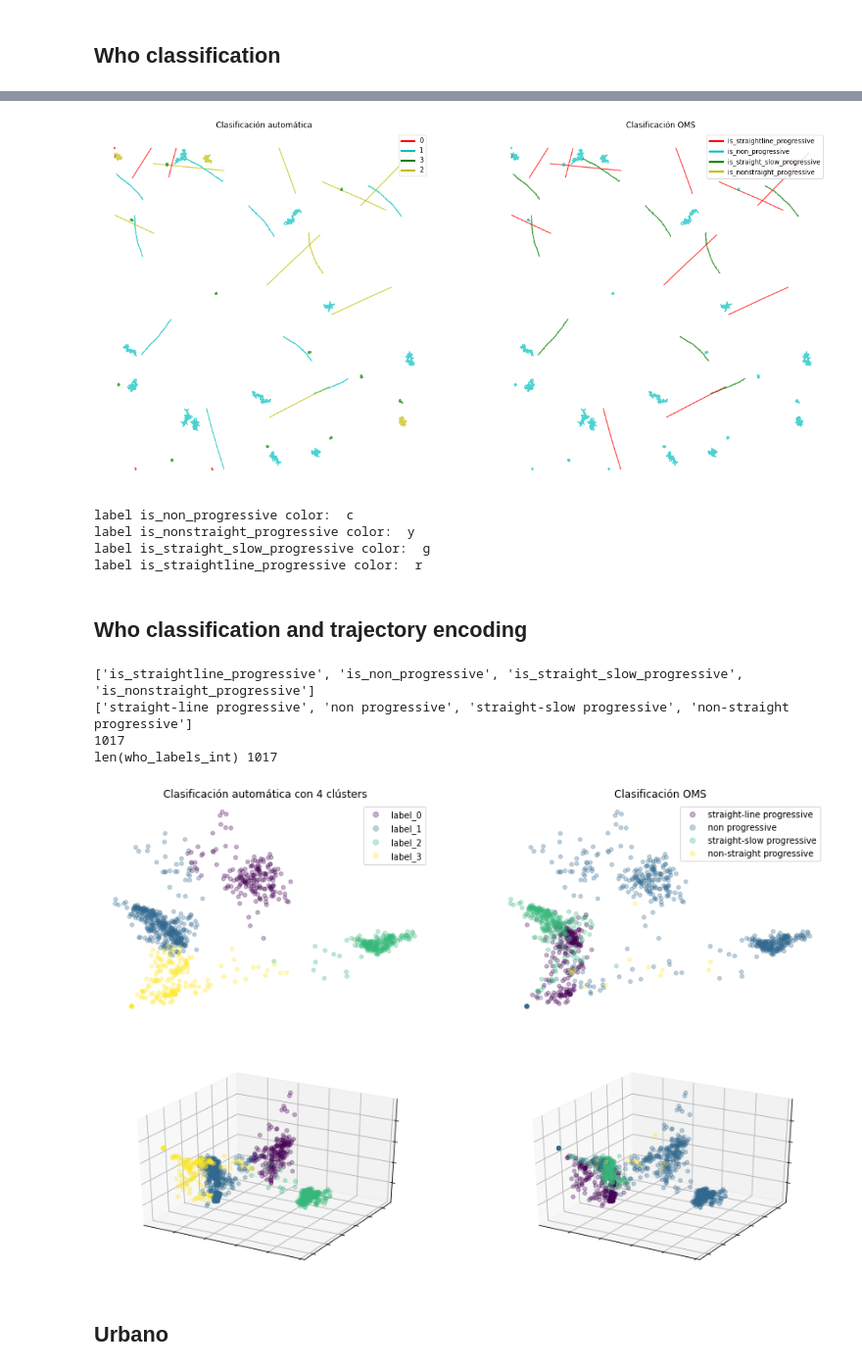
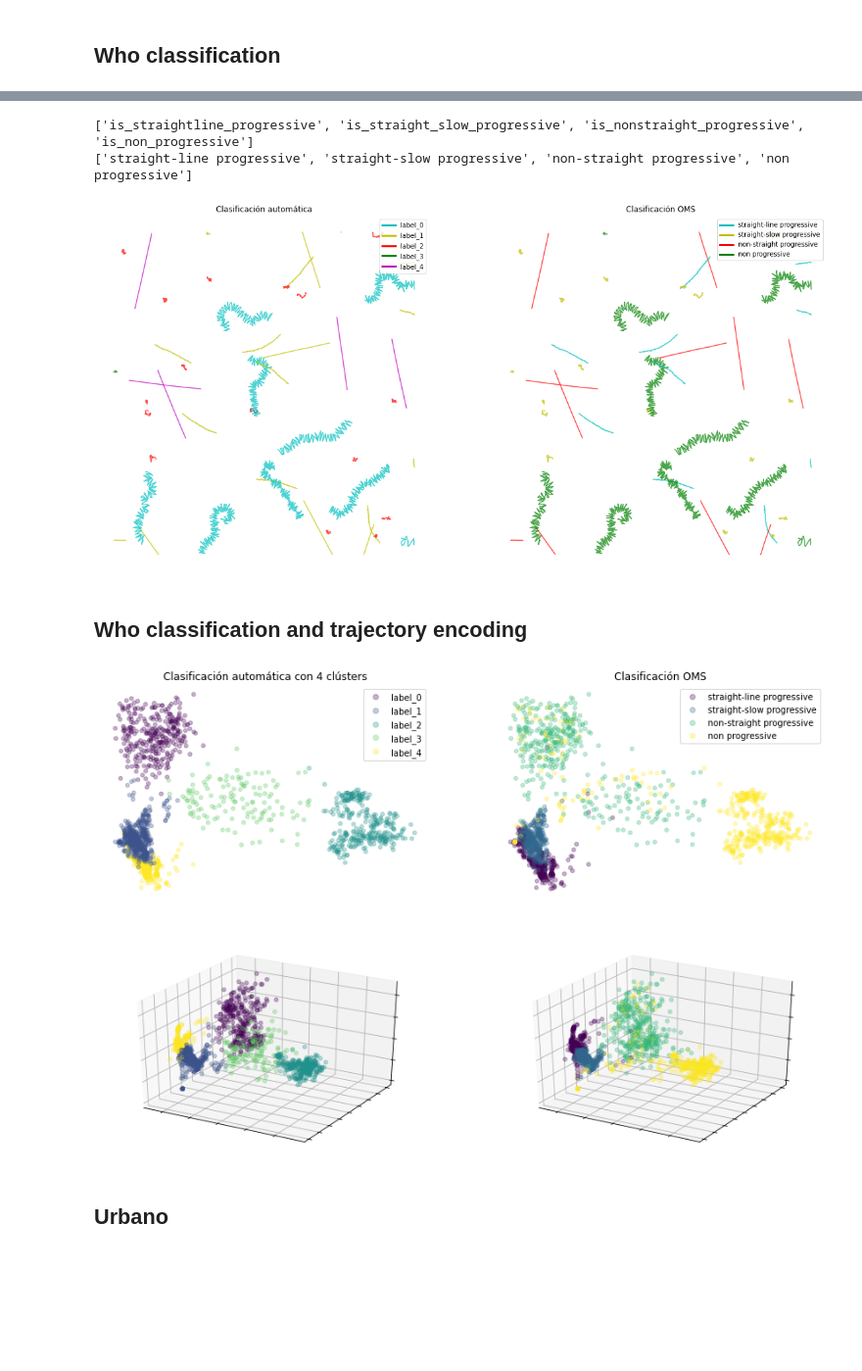
Before and after one commit to MarianoFernandez0/Proyecto-, a Jupyter notebook: development/clustering/cluster_trajectories_simulated_30Hz.ipynb, the cells around one changed output, grey strips where cells are left out. Shown at 98% size. Saved outputs shown, nothing was run; the diff lists cells and outputs as text; code cells hidden in the pictures; blank space fills up the shorter version.

```diff
--- a/development/clustering/cluster_trajectories_simulated_30Hz.ipynb
+++ b/development/clustering/cluster_trajectories_simulated_30Hz.ipynb
@@ -18,8 +25,12 @@ print('tracks', tracks.shape)
 print('ids', len(ids))
 print('frames', len(frames))
 
-km = KMeans(n_clusters=4)
-km.fit(encodes)
+scaler = StandardScaler()
+encodes_scaled = scaler.fit_transform(encodes)
+
+km = KMeans(n_clusters=5)
+# km.fit(encodes)
+km.fit(encodes_scaled)
 
 tracks_info = pd.DataFrame(columns=['id', 'label', 'mean_fluorescence'])
 tracks_info['id'] = ids
@@ -131,7 +241,7 @@ gt_tracks.head()
 ## Who classification
 # %%
 who_classification = pd.read_csv('data/simulation_30hz/who_classification.csv', index_col=False)
-motility_types = who_classification['motility_type'].unique()
+motility_types = ['is_straightline_progressive', 'is_straight_slow_progressive', 'is_nonstraight_progressive', 'is_non_progressive']
 
 fig = plt.figure(figsize=(15, 7))
 ax = sns.boxplot(x="motility_type", y="fluo", data=who_classification)
@@ -164,14 +272,26 @@ from matplotlib.lines import Line2D
+# %%
+encodes = np.load('data/simulation_30hz/encodes.npy')
+
+who_labels_legend = ['straight-line progressive',  'straight-slow progressive', 'non-straight progressive', 'non progressive']
+print(motility_types)
+print(who_labels_legend)
+
+who_labels_int = [motility_types.index(label) for label in who_classification['motility_type']]
+# %% [output]
+['is_straightline_progressive', 'is_straight_slow_progressive', 'is_nonstraight_progressive', 'is_non_progressive']
+['straight-line progressive', 'straight-slow progressive', 'non-straight progressive', 'non progressive']
 # %%
 plt.figure(figsize=(20,10))
 plt.subplot(121)
 colors = ['r', 'c', 'g', 'y']
-lines = [Line2D([0], [0], color=c, linewidth=3, linestyle='-') for c in colors]
+colors_kmeans = ['c', 'y', 'r', 'g', 'm']
+lines = [Line2D([0], [0], color=c, linewidth=3, linestyle='-') for c in colors_kmeans]
 random_ids = np.random.choice(ids, size=50, replace=False)
 for random_id in random_ids:
     label = tracks_info[tracks_info['id'] == random_id]['label'].to_numpy()[0]
     track = tracks[tracks[:, 0] == random_id]
-    plt.plot(track[:, 1], track[:, 2], c=colors[label], alpha=0.7)
-plt.legend(lines, tracks_info['label'].unique(), loc='upper right')
+    plt.plot(track[:, 1], track[:, 2], c=colors_kmeans[label], alpha=0.7)
+plt.legend(lines, ['label_0', 'label_1', 'label_2', 'label_3', 'label_4'], loc='upper right')
 plt.title('Clasificación automática')
 plt.axis('off')
 
@@ -182,72 +302,46 @@ for random_id in random_ids:
     plt.plot(track[:, 1], track[:, 2], c=colors[np.argwhere(motility_types == label)[0][0]], alpha=0.7)
 
 plt.title('Clasificación OMS')
-plt.legend(lines, who_classification['motility_type'].unique(), loc='upper right')
+plt.legend(lines, who_labels_legend, loc='upper right')
 plt.axis('off')
 plt.savefig('cluster_sim_tracks.png', bbox_inches='tight')
 plt.show()
-for label in np.unique(who_classification['motility_type']):
-    print('label', label, 'color: ', colors[np.argwhere(motility_types == label)[0][0]])
 # %% [output]
-[figure, old version]
+[figure, new version]
-label is_non_progressive color:  c
-label is_nonstraight_progressive color:  y
-label is_straight_slow_progressive color:  g
-label is_straightline_progressive color:  r
 # %% [markdown]
 ## Who classification and trajectory encoding
-# %%
-encodes = np.load('data/simulation/encodes.npy')
-# print(who_classification)
-# print(tracks_info)
-who_labels = list(who_classification['motility_type'].unique())
-who_labels_legend = ['straight-line progressive', 'non progressive', 'straight-slow progressive', 'non-straight progressive']
-print(who_labels)
-print(who_labels_legend)
-
-who_labels_int = [who_labels.index(label) for label in who_classification['motility_type']]
-# print(who_labels_int)
-print(len(who_classification['track_id'].unique()))
-print('len(who_labels_int)', len(who_labels_int))
-# %% [output]
-['is_straightline_progressive', 'is_non_progressive', 'is_straight_slow_progressive', 'is_nonstraight_progressive']
-['straight-line progressive', 'non progressive', 'straight-slow progressive', 'non-straight progressive']
-1017
-len(who_labels_int) 1017
 # %%
-y_pred = KMeans(n_clusters=4).fit_predict(measures_scaled)
-
 fig = plt.figure(figsize=(15, 10))
 ax = fig.add_subplot(221)
-scatter = plt.scatter(measures_scaled[:, 0], measures_scaled[:, 1], c=y_pred, s=20, alpha=0.3)
-plt.legend(handles=scatter.legend_elements()[0], labels=['label_0', 'label_1', 'label_2', 'label_3'], loc='upper right')
+scatter = plt.scatter(measures_scaled[:, 0], measures_scaled[:, 1], c=tracks_info['label'], s=20, alpha=0.3)
+plt.legend(handles=scatter.legend_elements()[0], labels=['label_0', 'label_1', 'label_2', 'label_3', 'label_4'], loc='upper right')
 plt.title("Clasificación automática con 4 clústers")
 plt.axis('off')
 
 plt.subplot(222)
 scatter = plt.scatter(measures_scaled[:, 0], measures_scaled[:, 1], c=who_labels_int, s=20, alpha=0.3)
 plt.legend(handles=scatter.legend_elements()[0], labels=who_labels_legend, loc='upper right')
 plt.title("Clasificación OMS")
 plt.axis('off')
 
 ax = fig.add_subplot(223, projection='3d')
-scatter = ax.scatter(measures_scaled[:, 0], measures_scaled[:, 1], measures_scaled[:, 2], c=y_pred, s=20, alpha=0.3)
+scatter = ax.scatter(measures_scaled[:, 0], measures_scaled[:, 1], measures_scaled[:, 2], c=tracks_info['label'], s=20, alpha=0.3)
 # plt.legend(handles=scatter.legend_elements()[0], labels=['0', '1', '2'])
 plt.setp(ax.get_xticklabels(), visible=False)
 plt.setp(ax.get_yticklabels(), visible=False)
 plt.setp(ax.get_zticklabels(), visible=False)
 
 ax = fig.add_subplot(224, projection='3d')
 scatter = ax.scatter(measures_scaled[:, 0], measures_scaled[:, 1], measures_scaled[:, 2], c=who_labels_int, s=20, alpha=0.3)
 plt.setp(ax.get_xticklabels(), visible=False)
 plt.setp(ax.get_yticklabels(), visible=False)
 plt.setp(ax.get_zticklabels(), visible=False)
 
 # plt.legend(handles=scatter.legend_elements()[0], labels=who_labels_legend)
-plt.savefig('clusters_oms.png', dpi=200, bbox_inches='tight')
+plt.savefig('clusters_sim_oms.png', dpi=200, bbox_inches='tight')
 plt.show()
 # %% [output]
-[figure, old version]
+[figure, new version]
 # %% [markdown]
 ## Urbano
 # %%
```
Also changed, not shown: parts of 19 cells of this notebook, 3 other files.
